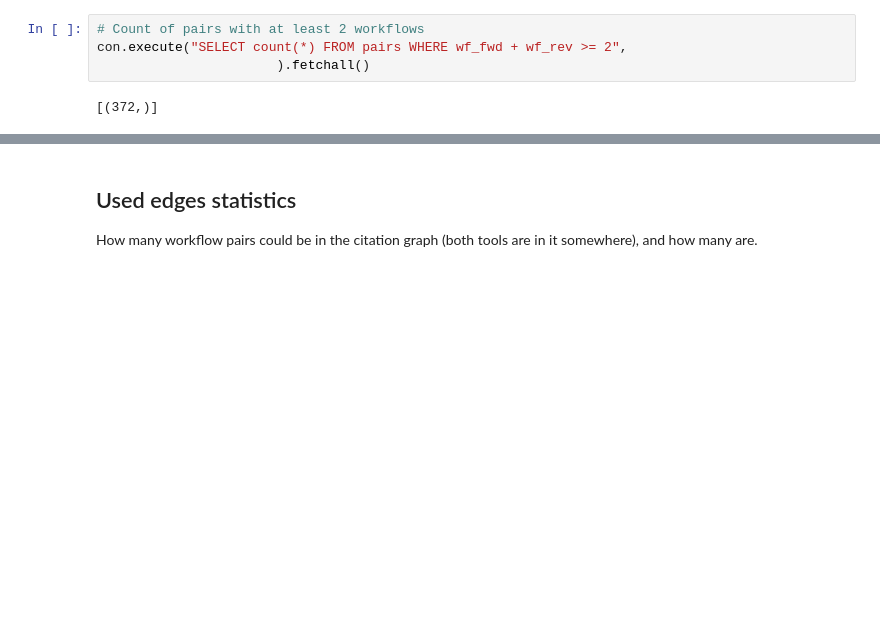
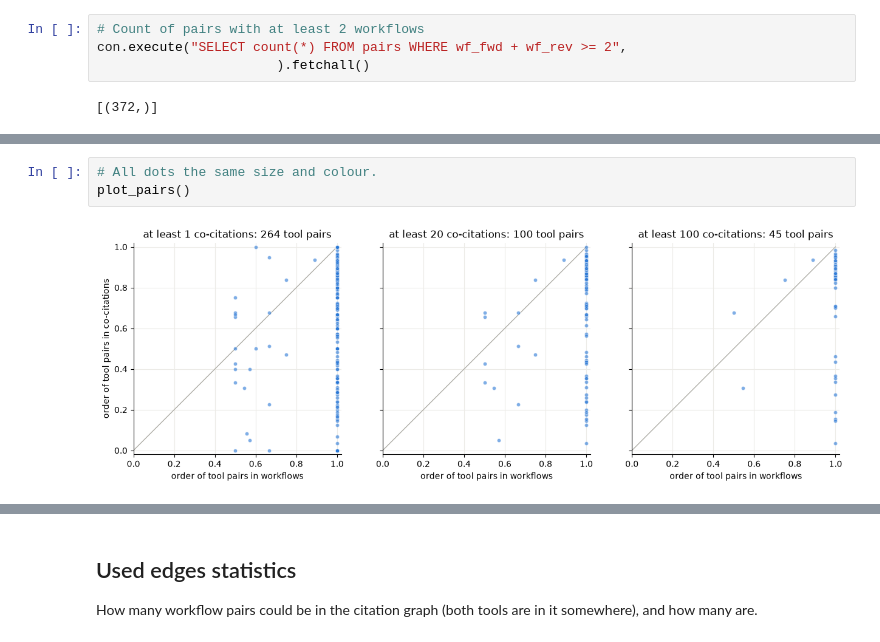
Before and after one commit to inab/InSoLiTo, a Jupyter notebook: directed-graph/workflowhub/compare_citation_edges.ipynb, the cells around one changed output, grey strips where cells are left out. Cells and saved outputs as stored; diff of their text form; blank space fills up the shorter version.

```diff
--- a/directed-graph/workflowhub/compare_citation_edges.ipynb
+++ b/directed-graph/workflowhub/compare_citation_edges.ipynb
@@ -183,0 +155,5 @@ plt.show()
+# %%
+# All dots the same size and colour.
+plot_pairs()
+# %% [output]
+[figure, added]
```
Also changed, not shown: parts of 7 cells of this notebook.
